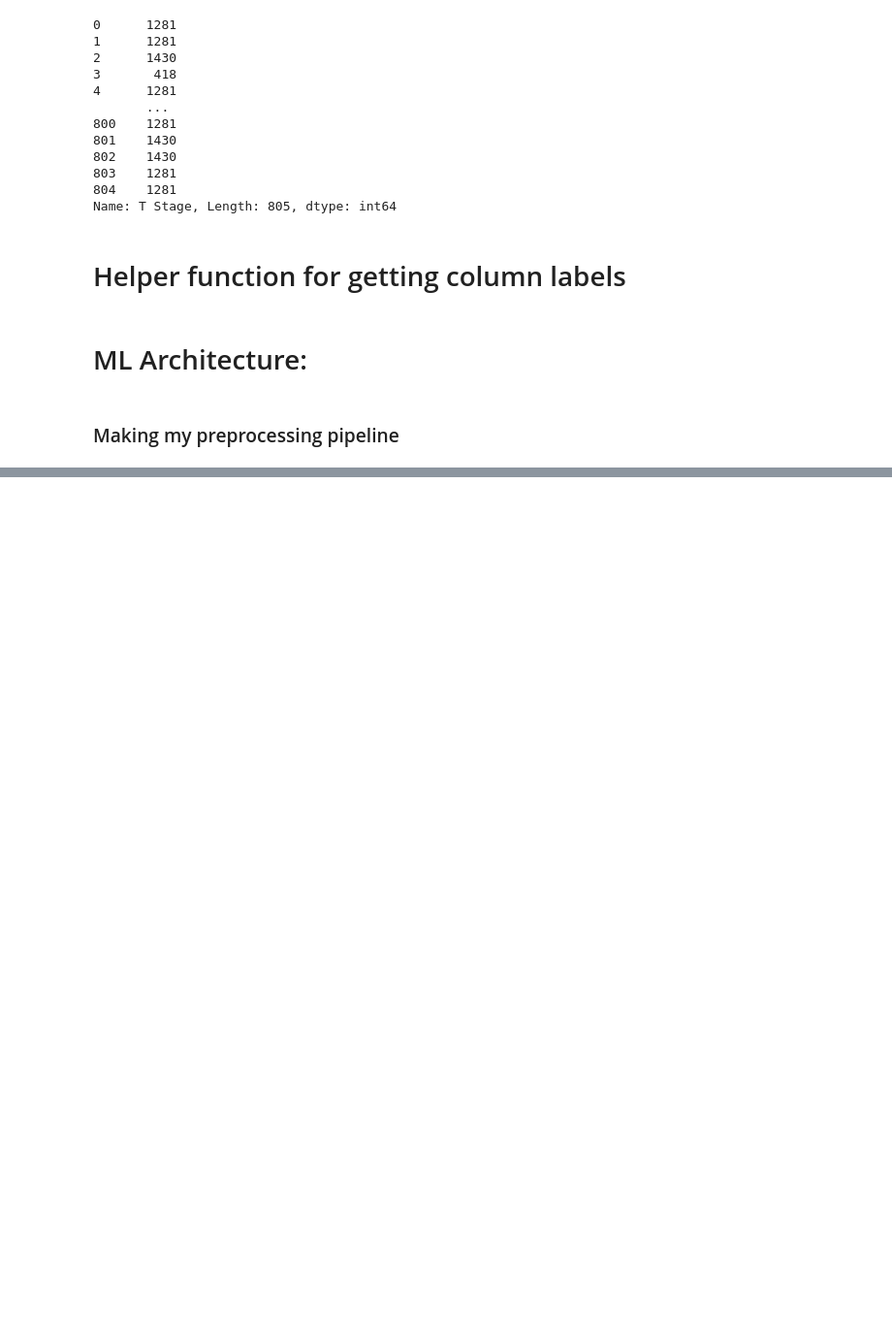
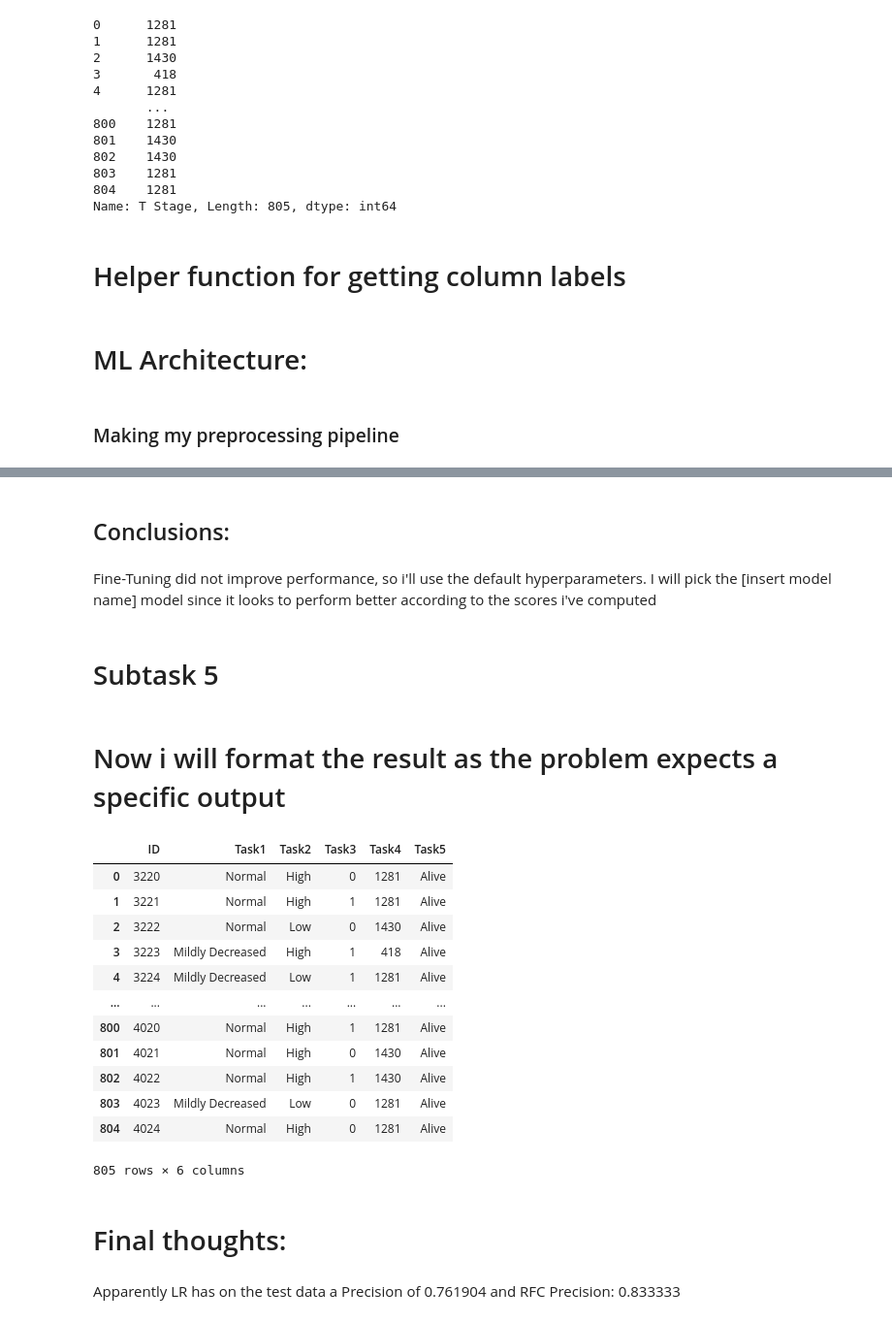
Before and after one commit to BogdanVlad06/ML-Classify-Patient-Status, a Jupyter notebook: patient_classif.ipynb, the cells around one changed output, grey strips where cells are left out. Shown at 97% size. Drawn from its saved outputs; the diff is of its cells as text; code cells hidden in the pictures; blank space fills up the shorter version.

```diff
--- a/patient_classif.ipynb
+++ b/patient_classif.ipynb
@@ -84,10 +113,10 @@ GFR_cat = (test_df['GFR'] >= 90).map({True:'Normal', False:'Mildly Decreased'})
 train_quartiles = train_df['Serum Creatinine'].quantile([0.25, 0.5, 0.75])
 train_quartiles
 
-bins = [-1e10, train_quartiles[0.25], train_quartiles[0.5], train_quartiles[0.75], 1e10]
-labels = ['Very Low', 'Low', 'High', 'Very High']
+s2_bins = [-1e10, train_quartiles[0.25], train_quartiles[0.5], train_quartiles[0.75], 1e10]
+s2_labels = ['Very Low', 'Low', 'High', 'Very High']
 
-risk_level = pd.cut(test_df['Serum Creatinine'], bins=bins, labels=labels)
+risk_level = pd.cut(test_df['Serum Creatinine'], bins=s2_bins, labels=s2_labels)
 # %% [markdown]
 ## Subtask 3
 # %%
@@ -150,7 +179,7 @@ def identify_attributes_labels(df):
 
     return numerical_features.columns, numerical_features_with_nan_labels, cat_features.columns, cat_features_with_nan_labels
 # %%
-num_atr_cols, num_nan_cols, cat_atr_cols, cat_nan_cols = identify_attributes_labels(train_df)
+num_atr_cols, num_nan_cols, cat_atr_cols, cat_nan_cols = identify_attributes_labels(train_X)
 # %% [markdown]
 # ML Architecture:
 # %% [markdown]
@@ -188,0 +269,10 @@ model_pipeline = Pipeline([
+# %%
+# I will split my data for validation
+from sklearn.model_selection import train_test_split
+
+LR_X_train, LR_X_val, LR_y_train, LR_y_val = train_test_split(LR_transformed_df, train_y, test_size= 0.25, random_state=42)
+RFC_X_train, RFC_X_val, RFC_y_train, RFC_y_val = train_test_split(RFC_transformed_df, train_y, test_size= 0.25, random_state=42)
+
+# Time to train the models
+RFC_model.fit(RFC_X_train, RFC_y_train)
+LR_model.fit(LR_X_train, LR_y_train)
@@ -189,5 +449,37 @@ model_pipeline = Pipeline([
+# %% [markdown]
+## Conclusions:
+# %% [markdown]
+Fine-Tuning did not improve performance, so i'll use the default hyperparameters.
+I will pick the [insert model name] model since it looks to perform better according to the scores i've computed
+# %% [markdown]
+# Subtask 5
 # %%
-# What i want to do next:
-# --> Train and evaluate with CV
-# --> Fine-Tune with Search
-# --> Analyze results.
+X = pd.DataFrame(RFC_preprocessor.transform(test_df), columns=all_labels)
+predictions = RFC_model.predict(X)
+# %% [markdown]
+# Now i will format the result as the problem expects a specific output
+# %%
+aux_df = pd.DataFrame()
+
+aux_df['ID'] = test_df['ID']
+aux_df['Task1'] = GFR_cat
+aux_df['Task2'] = risk_level
+aux_df['Task3'] = BMI_status
+aux_df['Task4'] = patient_similar_T
+aux_df['Task5'] = pd.Series(predictions).map({0:'Dead', 1:'Alive'})
+
+aux_df
+# %% [output]
+|  | ID | Task1 | Task2 | Task3 | Task4 | Task5 |
+| 0 | 3220 | Normal | High | 0 | 1281 | Alive |
+| 1 | 3221 | Normal | High | 1 | 1281 | Alive |
+| 2 | 3222 | Normal | Low | 0 | 1430 | Alive |
+| 3 | 3223 | Mildly Decreased | High | 1 | 418 | Alive |
+| 4 | 3224 | Mildly Decreased | Low | 1 | 1281 | Alive |
+| ... | ... | ... | ... | ... | ... | ... |
+| 800 | 4020 | Normal | High | 1 | 1281 | Alive |
+| 801 | 4021 | Normal | High | 0 | 1430 | Alive |
+| 802 | 4022 | Normal | High | 1 | 1430 | Alive |
+| 803 | 4023 | Mildly Decreased | Low | 0 | 1281 | Alive |
+| 804 | 4024 | Normal | High | 0 | 1281 | Alive |
+805 rows × 6 columns
@@ -193,0 +500,5 @@ model_pipeline = Pipeline([
+# %% [markdown]
+# Final thoughts:
+# %% [markdown]
+Apparently LR has on the test data a Precision of 0.761904
+and RFC Precision: 0.833333
```
Also changed, not shown: parts of 27 cells of this notebook.
